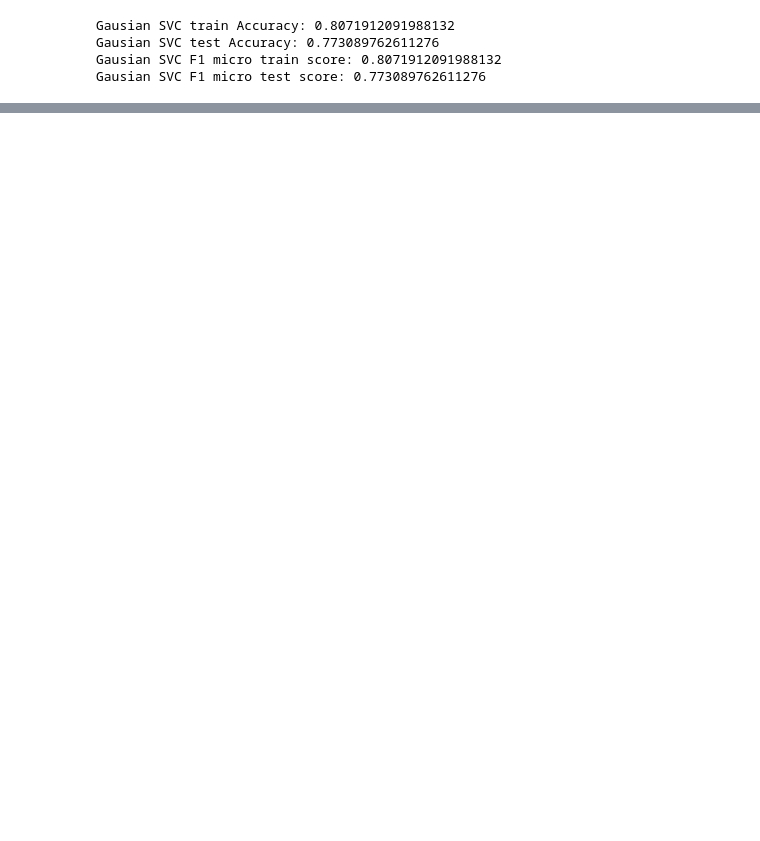
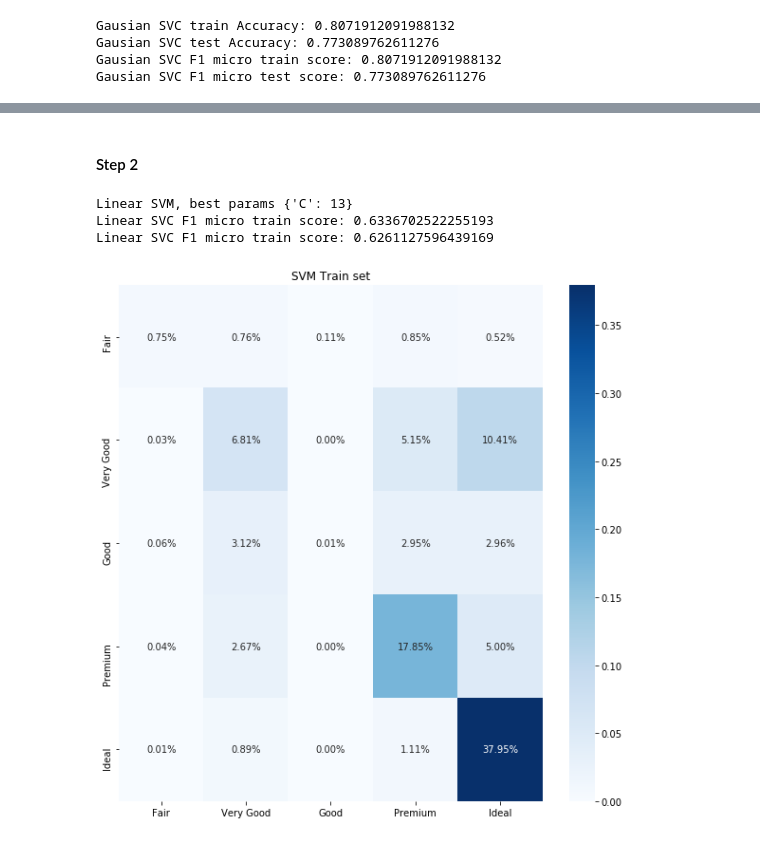
Before and after one commit to LuGeorgiev/Python-SoftUni, a Jupyter notebook: MachineLearning/15.Exam/Exam 15.11.2020 Lyubomir Georgiev.ipynb, the cells around one changed output, grey strips where cells are left out. Saved outputs shown, nothing was run; the diff lists cells and outputs as text; code cells hidden in the pictures; blank space fills up the shorter version.

```diff
--- a/MachineLearning/15.Exam/Exam 15.11.2020 Lyubomir Georgiev.ipynb
+++ b/MachineLearning/15.Exam/Exam 15.11.2020 Lyubomir Georgiev.ipynb
@@ -566,0 +646,18 @@ Linear SVC F1 micro test score: 0.6336238872403561
+# %% [markdown]
+#### Step 2
+# %%
+parameters = {
+    "C" : [ 8, 9, 10, 12, 13]
+}
+linear_svm_model = LinearSVC()
+grid_search = GridSearchCV(linear_svm_model, param_grid = parameters, scoring = "f1_micro", cv = k_fold)
+grid_search.fit(diamonds_features_train, diamonds_labelss_train)
+print("Linear SVM, best params", grid_search.best_params_)
+
+show_scoring_results("Linear SVC", grid_search)
+plot_confusion_matrix(grid_search, diamonds_features_train, diamonds_labelss_train, "SVM Train set")
+# %% [output]
+Linear SVM, best params {'C': 13}
+Linear SVC F1 micro train score: 0.6336702522255193
+Linear SVC F1 micro train score: 0.6261127596439169
+[figure, added]
```
Also changed, not shown: parts of 40 cells of this notebook.
